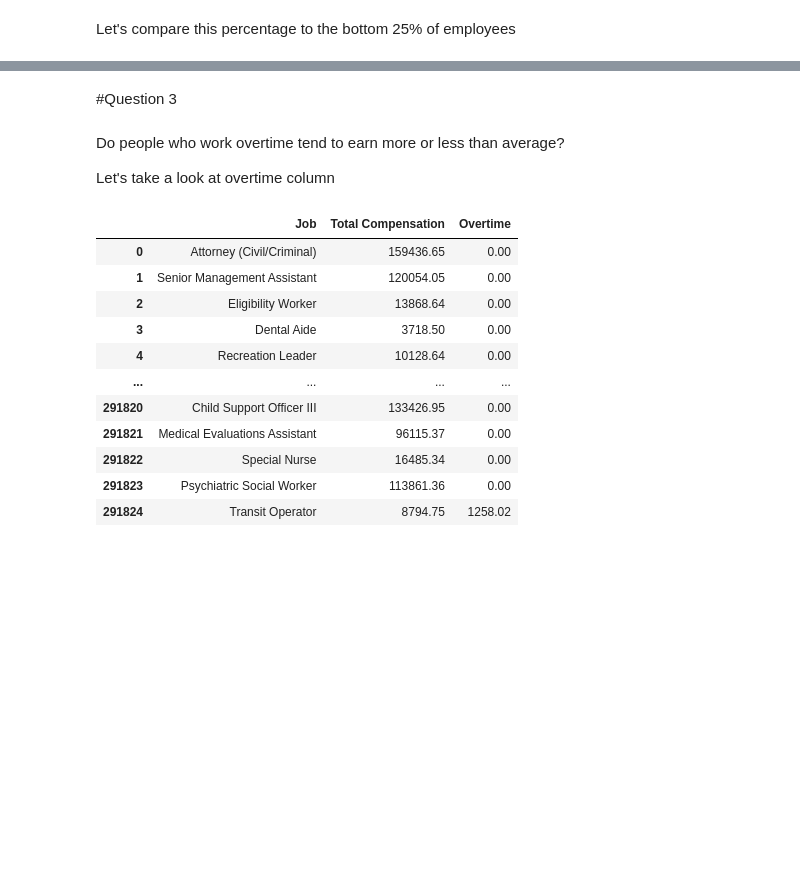
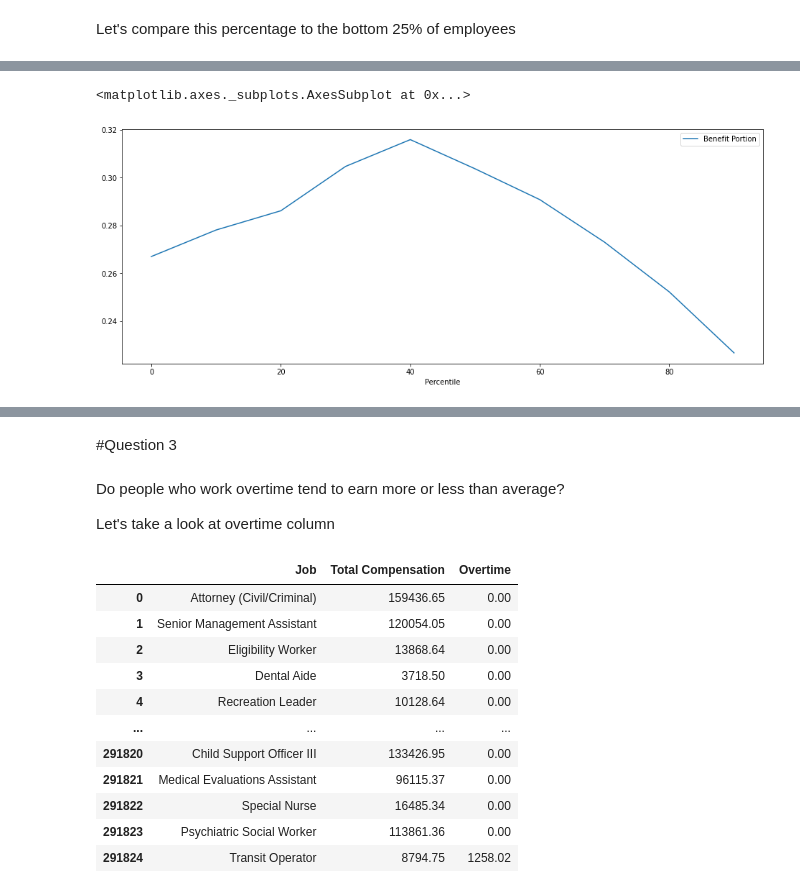
Before and after one commit to mariavaghani/Employee-Compensation-in-SF, a Jupyter notebook: Salary_Employees_SF_linear_model.ipynb, the cells around one changed output, grey strips where cells are left out. Saved outputs shown, nothing was run; the diff lists cells and outputs as text; code cells hidden in the pictures; blank space fills up the shorter version.

```diff
--- a/Salary_Employees_SF_linear_model.ipynb
+++ b/Salary_Employees_SF_linear_model.ipynb
@@ -332,0 +365,9 @@ It appears that higher paid employees tend to receive bigger portion of their pa
+# %%
+mean_sal = []
+for bin in list(range(0, 100, 10)):
+  tmp = df_q2[(df_q2['Total Compensation'] > df_q2.quantile(bin/100)[-2]) & (df_q2['Total Compensation'] < df_q2.quantile((bin+10)/100)[-2])]['Benefit Portion']
+  mean_sal.append(tmp.mean())
+# %%
+percentiles = pd.DataFrame(data=[list(range(0, 100, 10)), mean_sal]).transpose()
+percentiles.columns = ['Percentile', 'Benefit Portion']
+percentiles
@@ -332,0 +386,5 @@ It appears that higher paid employees tend to receive bigger portion of their pa
+# %%
+percentiles.plot(x = 'Percentile', y = 'Benefit Portion', figsize=(16,6))
+# %% [output]
+<matplotlib.axes._subplots.AxesSubplot at 0x...>
+[figure, added]
```
Also changed, not shown: parts of 31 cells of this notebook.
